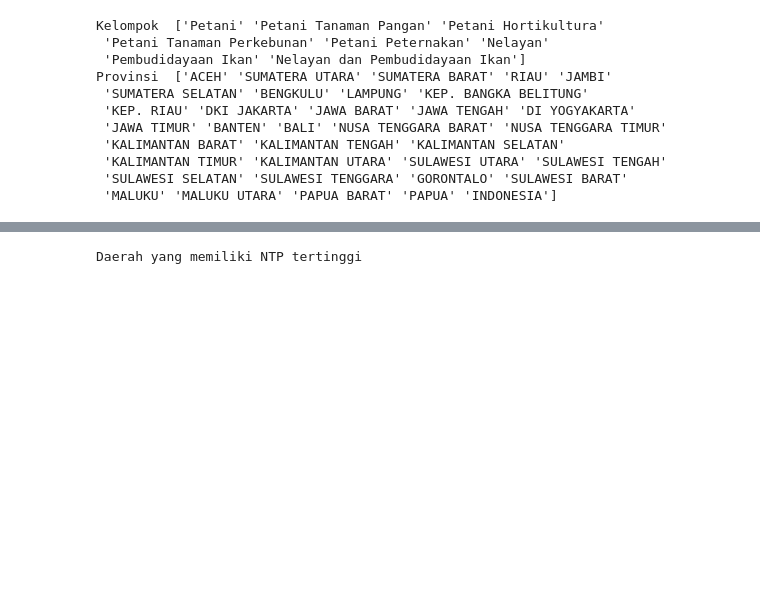
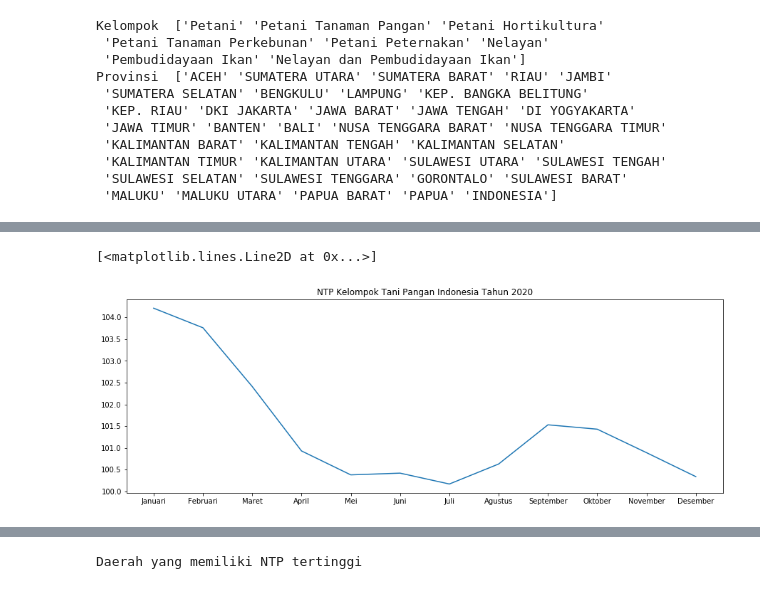
Before and after one commit to IanNarsa/iannarsa.github.io, a Jupyter notebook: pertanian/NTP.ipynb, the cells around one changed output, grey strips where cells are left out. Saved outputs shown, nothing was run; the diff lists cells and outputs as text; code cells hidden in the pictures; blank space fills up the shorter version.

```diff
--- a/pertanian/NTP.ipynb
+++ b/pertanian/NTP.ipynb
@@ -96,3 +129,6 @@ dfPProv.drop(columns="Tahunan").describe()
 | 50% | 100.835000 | 100.545000 | 101.095000 | 99.965000 | 99.505000 | 99.125000 | 99.265000 | 99.440000 | 99.775000 | 99.835000 | 99.300000 | ... |
 | 75% | 103.267500 | 103.997500 | 102.855000 | 102.392500 | 101.712500 | 101.410000 | 101.370000 | 101.607500 | 102.365000 | 102.545000 | 101.760000 | ... |
 | max | 108.670000 | 109.330000 | 109.160000 | 106.250000 | 106.080000 | 105.830000 | 106.600000 | 108.260000 | 108.720000 | 110.930000 | 111.760000 | ... |
+# %%
+nasional = dfPangan.reset_index()
+nasional = nasional[nasional["Provinsi"]=="INDONESIA"].drop(columns = "Tahunan").set_index('Provinsi').T['INDONESIA']
@@ -98,0 +166,8 @@ dfPProv.drop(columns="Tahunan").describe()
+# %%
+# membuat grafik garis dengan nilai diambil dari kelompok tani secara nasional
+plt.figure(figsize=(15,5))
+plt.title('NTP Kelompok Tani Pangan Indonesia Tahun 2020')
+plt.plot(nasional.index, nasional.values)
+# %% [output]
+[<matplotlib.lines.Line2D at 0x...>]
+[figure, added]
```
Also changed, not shown: parts of 27 cells of this notebook.
